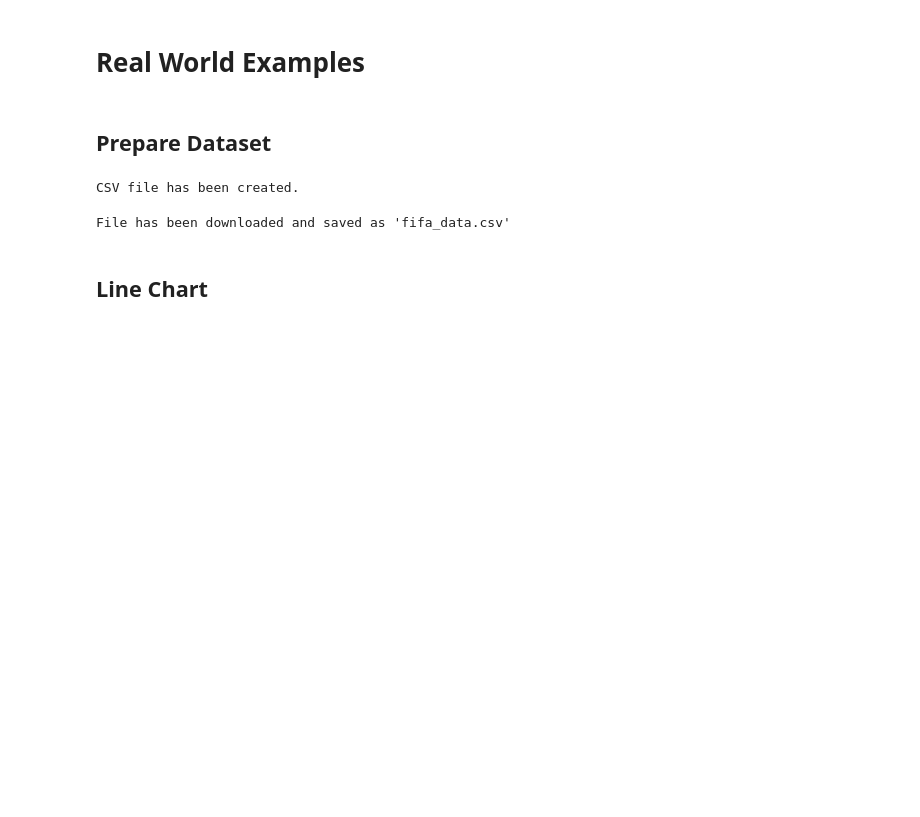
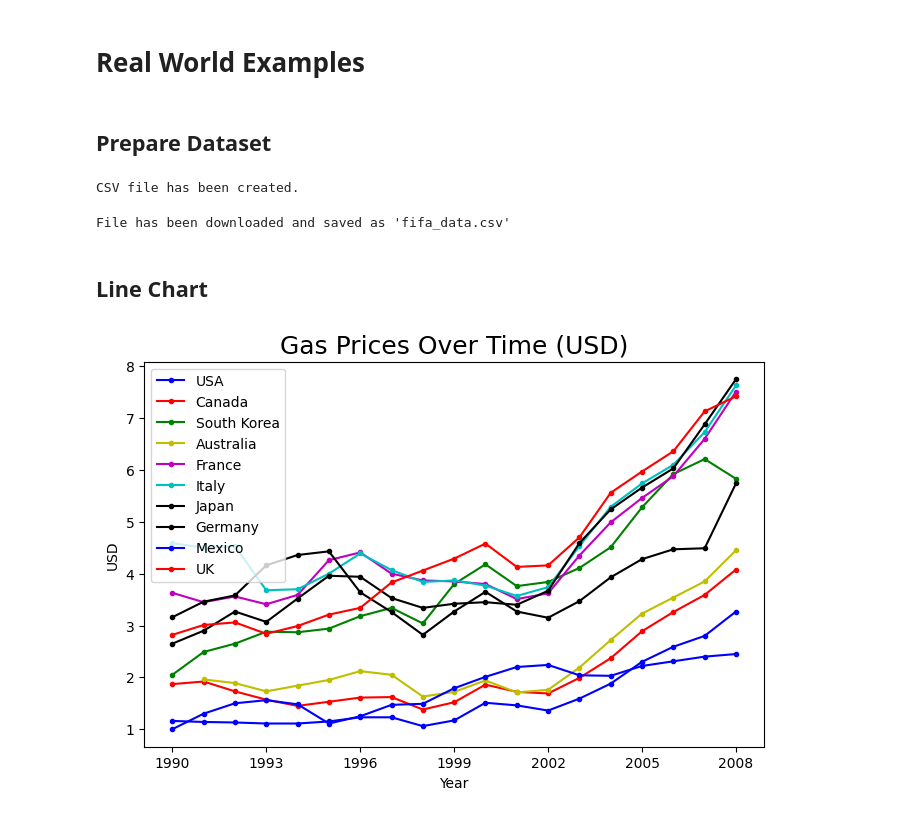
Before and after one commit to Anjasfedo/data-analysis, a Jupyter notebook: Matplotlib.ipynb, the cells around one changed output. Cells and saved outputs as stored; diff of their text form; code cells hidden in the pictures; blank space fills up the shorter version.

Commit message:
Line Chart with Gas Prices Dataset

```diff
--- a/Matplotlib.ipynb
+++ b/Matplotlib.ipynb
@@ -248,3 +248,32 @@ else:
 File has been downloaded and saved as 'fifa_data.csv'
 # %% [markdown]
 ## Line Chart
+# %%
+gas = pd.read_csv("gas_prices.csv")
+
+plt.figure(figsize=(8,5))
+
+plt.plot(gas.Year, gas.USA, "b.-", label="USA")
+plt.plot(gas.Year, gas.Canada, "r.-", label="Canada")
+plt.plot(gas.Year, gas["South Korea"], "g.-", label="South Korea")
+plt.plot(gas.Year, gas.Australia, "y.-", label="Australia")
+plt.plot(gas.Year, gas.France, "m.-", label="France")
+plt.plot(gas.Year, gas.Italy, "c.-", label="Italy")
+plt.plot(gas.Year, gas.Japan, "k.-", label="Japan")
+plt.plot(gas.Year, gas.Germany, "k.-", label="Germany")
+plt.plot(gas.Year, gas.Mexico, "b.-", label="Mexico")
+plt.plot(gas.Year, gas.UK, "r.-", label="UK")
+
+plt.title("Gas Prices Over Time (USD)", fontdict={"fontsize": 18})
+plt.xlabel("Year")
+plt.ylabel("USD")
+
+plt.legend()
+
+plt.xticks(gas.Year[::3].tolist())
+
+plt.savefig("gas_price_figure.png")
+
+plt.show()
+# %% [output]
+[figure, added]
```
Also changed, not shown: parts of 2 cells of this notebook.
